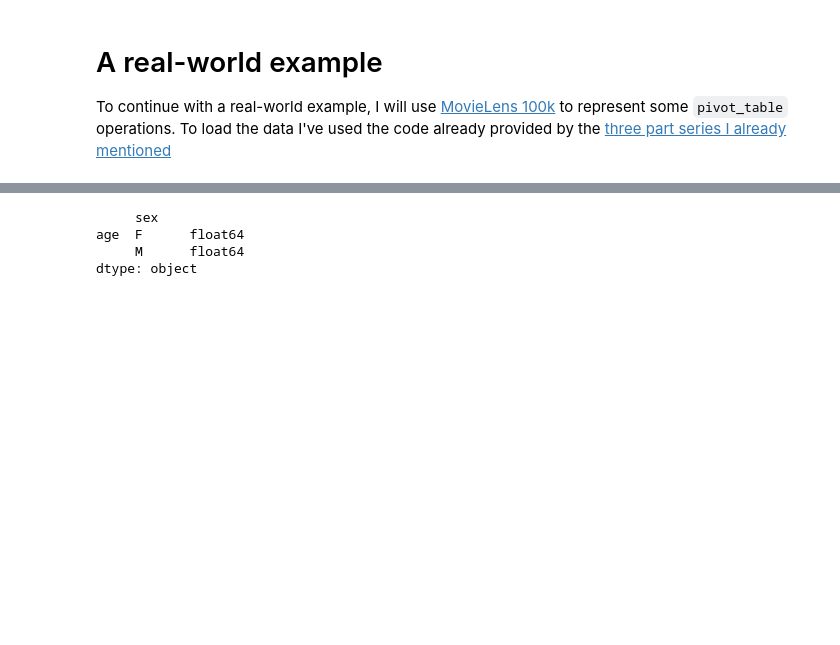
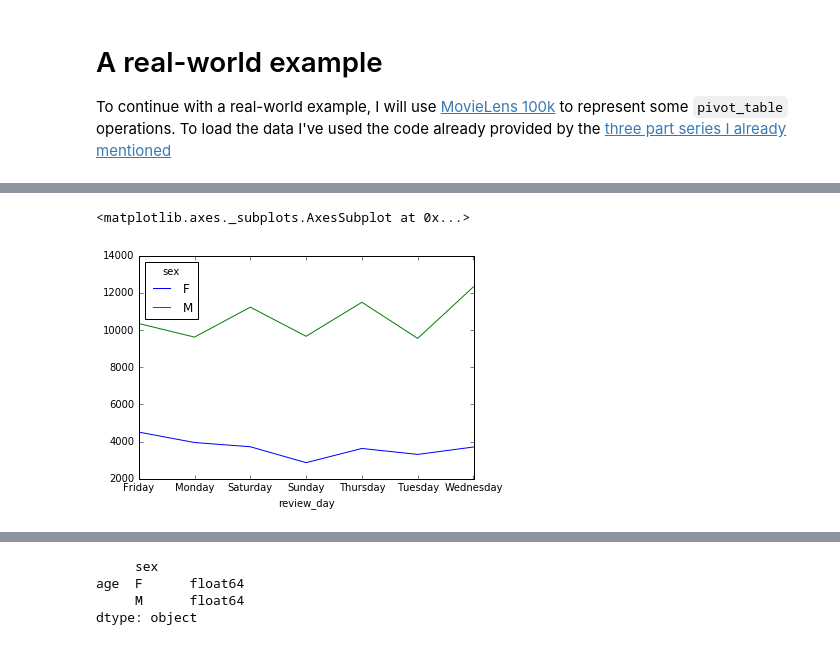
Before and after one commit to spapas/spapas.github.io, a Jupyter notebook: content/pandas-pivot-table-primer.ipynb, the cells around one changed output, grey strips where cells are left out. Saved outputs shown, nothing was run; the diff lists cells and outputs as text; code cells hidden in the pictures; blank space fills up the shorter version.

```diff
--- a/content/pandas-pivot-table-primer.ipynb
+++ b/content/pandas-pivot-table-primer.ipynb
@@ -1219,0 +1226,13 @@ droplens[droplens['release_year'] > '1995'].pivot_table(
+# %%
+# Is there a specific day the reviewers like to vote ?
+final_lens.pivot_table(
+    index=['review_day'],
+    columns=['sex'],
+    values=['rating'],
+    aggfunc=len
+)['rating'].plot()
+
+# Probably not
+# %% [output]
+<matplotlib.axes._subplots.AxesSubplot at 0x...>
+[figure, added]
```
Also changed, not shown: parts of 11 cells of this notebook.
